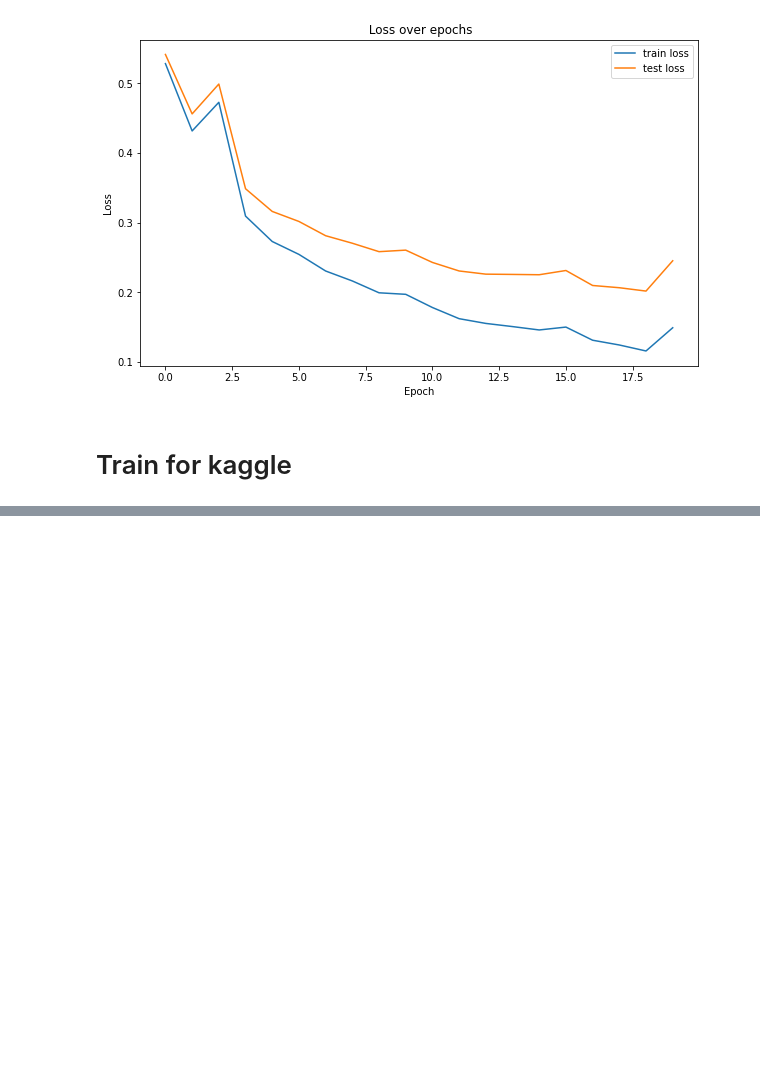
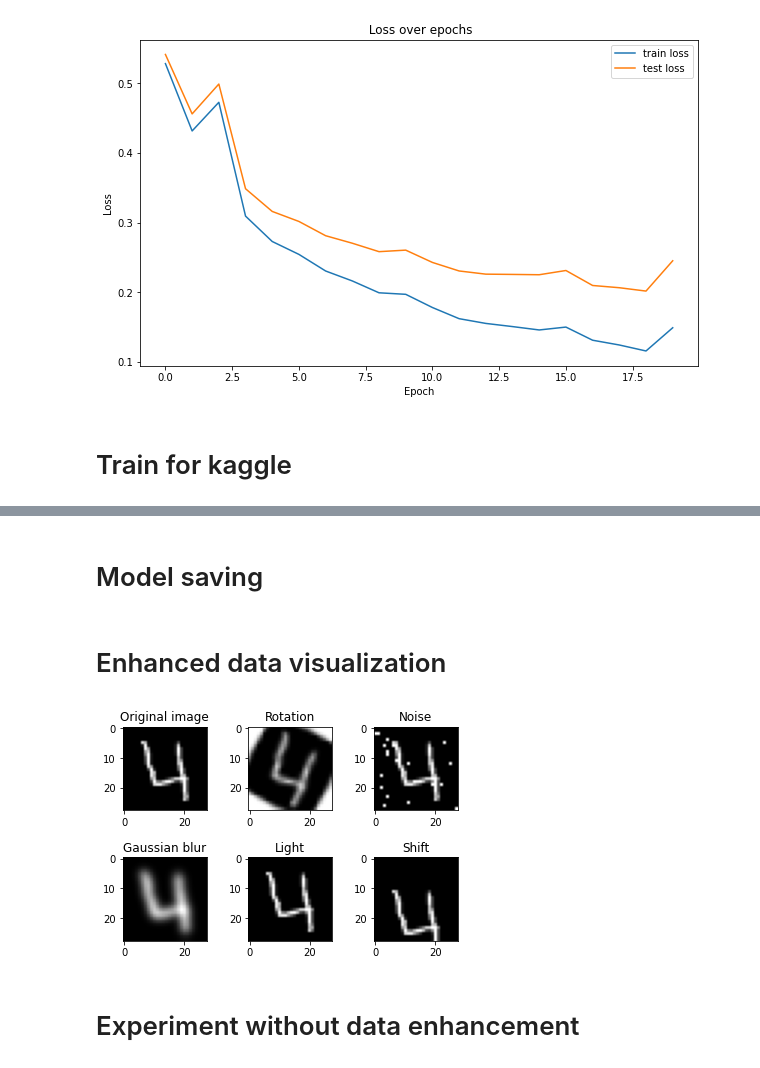
Before and after one commit to Siemashko/DL-Project-1, a Jupyter notebook: MNIST/architecture_experiment.ipynb, the cells around one changed output, grey strips where cells are left out. Drawn from its saved outputs; the diff is of its cells as text; code cells hidden in the pictures; blank space fills up the shorter version.

Commit message:
Add model without enhanced data and enhanced data visualization

```diff
--- a/MNIST/architecture_experiment.ipynb
+++ b/MNIST/architecture_experiment.ipynb
@@ -338,3 +337,5 @@ results = df_test.loc[:,["label"]].reset_index()
 results.columns = ["ImageId", "Label"]
 results.loc[:,"ImageId"] += 1
 results.to_csv("MNIST/data/submission.csv",header=True, index=False)
+# %% [markdown]
+# Model saving
@@ -340,0 +351,41 @@ results.to_csv("MNIST/data/submission.csv",header=True, index=False)
+# %% [markdown]
+# Enhanced data visualization
+# %%
+row = pd.read_csv("MNIST/data/train.csv").iloc[3][1:]
+image = np.array(row, dtype="uint8").reshape((28, 28))/255
+
+plt.subplot(2, 3, 1)
+pixels = image
+plt.title("Original image")
+plt.imshow(pixels, cmap='gray')
+
+plt.subplot(2, 3, 2)
+pixels = rotate(image)[2]
+plt.title("Rotation")
+plt.imshow(pixels, cmap='gray')
+
+plt.subplot(2, 3, 3)
+pixels = noise(image.copy())
+plt.title("Noise")
+plt.imshow(pixels, cmap='gray')
+
+plt.subplot(2, 3, 4)
+pixels = gaussian(image)[0]
+plt.title("Gaussian blur")
+plt.imshow(pixels, cmap='gray')
+
+plt.subplot(2, 3, 5)
+pixels = light(image)[0]
+plt.title("Light")
+plt.imshow(pixels, cmap='gray')
+
+plt.subplot(2, 3, 6)
+pixels = move(image)[1]
+plt.title("Shift")
+plt.imshow(pixels, cmap='gray')
+
+plt.subplots_adjust(wspace=0.5, hspace=0.5)
+# %% [output]
+[figure, added]
+# %% [markdown]
+# Experiment without data enhancement
```
Also changed, not shown: parts of 9 cells of this notebook, 2 other files.
